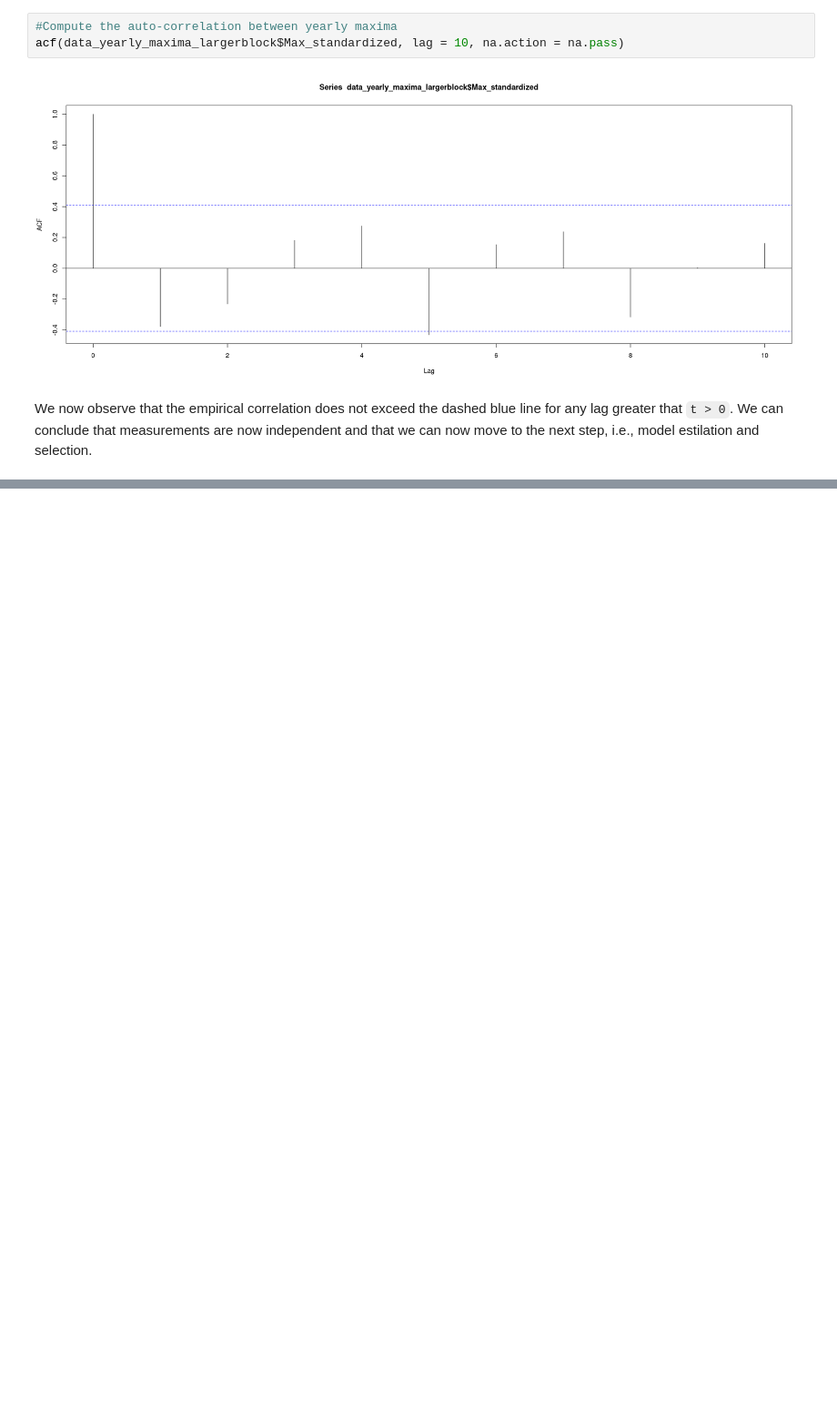
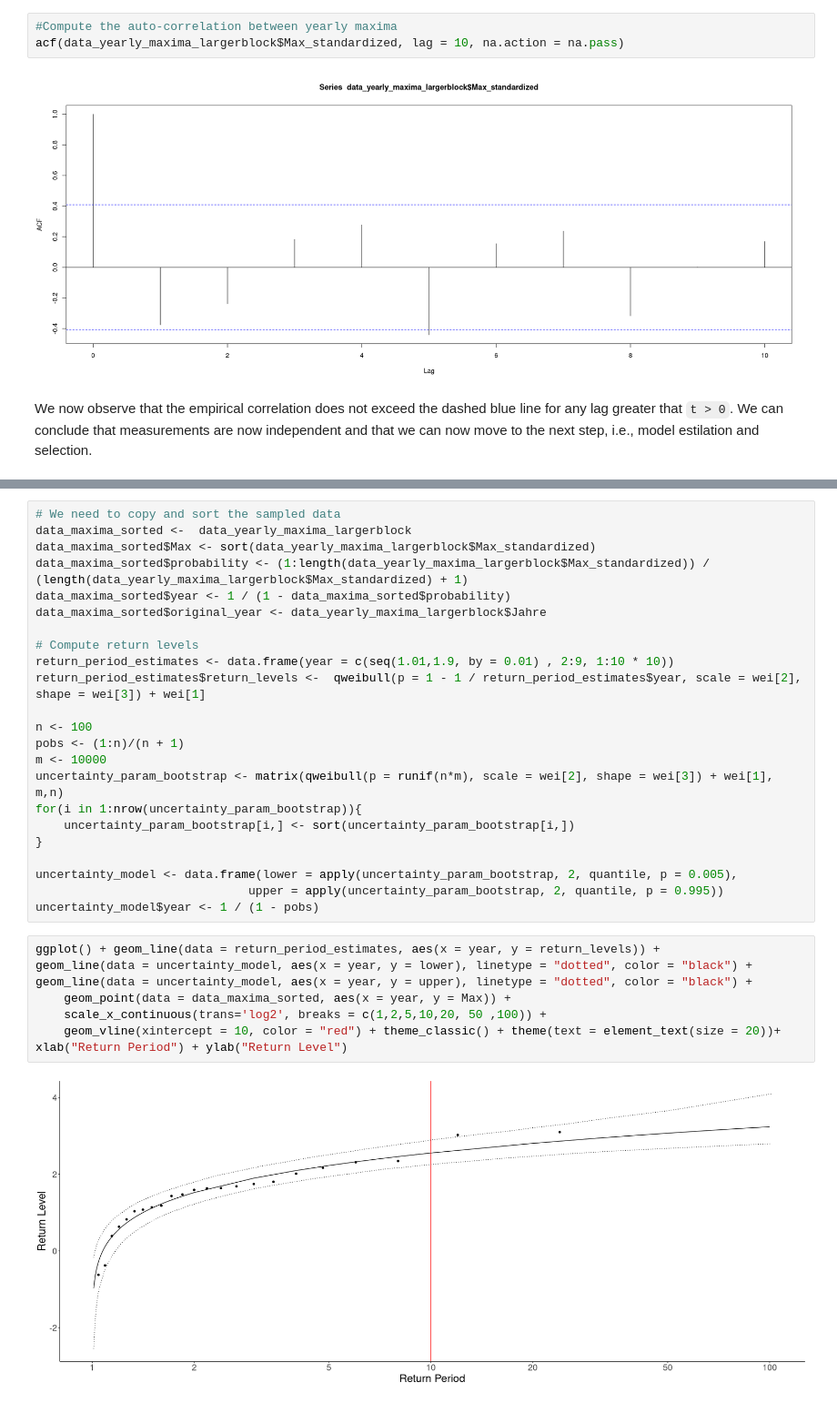
Before and after one commit to foen-admin-ch/groundwater-extreme-analysis, a Jupyter notebook: notebooks/example_4.ipynb, the cells around one changed output, grey strips where cells are left out. Shown at 91% size. Cells and saved outputs as stored; diff of their text form; blank space fills up the shorter version.

```diff
--- a/notebooks/example_4.ipynb
+++ b/notebooks/example_4.ipynb
@@ -216,0 +281,32 @@ We now observe that the empirical correlation does not exceed the dashed blue li
+# %%
+# We need to copy and sort the sampled data
+data_maxima_sorted <-  data_yearly_maxima_largerblock
+data_maxima_sorted$Max <- sort(data_yearly_maxima_largerblock$Max_standardized)
+data_maxima_sorted$probability <- (1:length(data_yearly_maxima_largerblock$Max_standardized)) / (length(data_yearly_maxima_largerblock$Max_standardized) + 1)
+data_maxima_sorted$year <- 1 / (1 - data_maxima_sorted$probability)
+data_maxima_sorted$original_year <- data_yearly_maxima_largerblock$Jahre
+
+# Compute return levels
+return_period_estimates <- data.frame(year = c(seq(1.01,1.9, by = 0.01) , 2:9, 1:10 * 10))
+return_period_estimates$return_levels <-  qweibull(p = 1 - 1 / return_period_estimates$year, scale = wei[2], shape = wei[3]) + wei[1]
+
+n <- 100
+pobs <- (1:n)/(n + 1)
+m <- 10000
+uncertainty_param_bootstrap <- matrix(qweibull(p = runif(n*m), scale = wei[2], shape = wei[3]) + wei[1], m,n)
+for(i in 1:nrow(uncertainty_param_bootstrap)){
+    uncertainty_param_bootstrap[i,] <- sort(uncertainty_param_bootstrap[i,])
+}
+
+uncertainty_model <- data.frame(lower = apply(uncertainty_param_bootstrap, 2, quantile, p = 0.005),
+                              upper = apply(uncertainty_param_bootstrap, 2, quantile, p = 0.995))
+uncertainty_model$year <- 1 / (1 - pobs)
+# %%
+ggplot() + geom_line(data = return_period_estimates, aes(x = year, y = return_levels)) +
+geom_line(data = uncertainty_model, aes(x = year, y = lower), linetype = "dotted", color = "black") +
+geom_line(data = uncertainty_model, aes(x = year, y = upper), linetype = "dotted", color = "black") +
+    geom_point(data = data_maxima_sorted, aes(x = year, y = Max)) +
+    scale_x_continuous(trans='log2', breaks = c(1,2,5,10,20, 50 ,100)) +
+    geom_vline(xintercept = 10, color = "red") + theme_classic() + theme(text = element_text(size = 20))+ xlab("Return Period") + ylab("Return Level")
+# %% [output]
+[figure, added]
```
Also changed, not shown: parts of 8 cells of this notebook.
